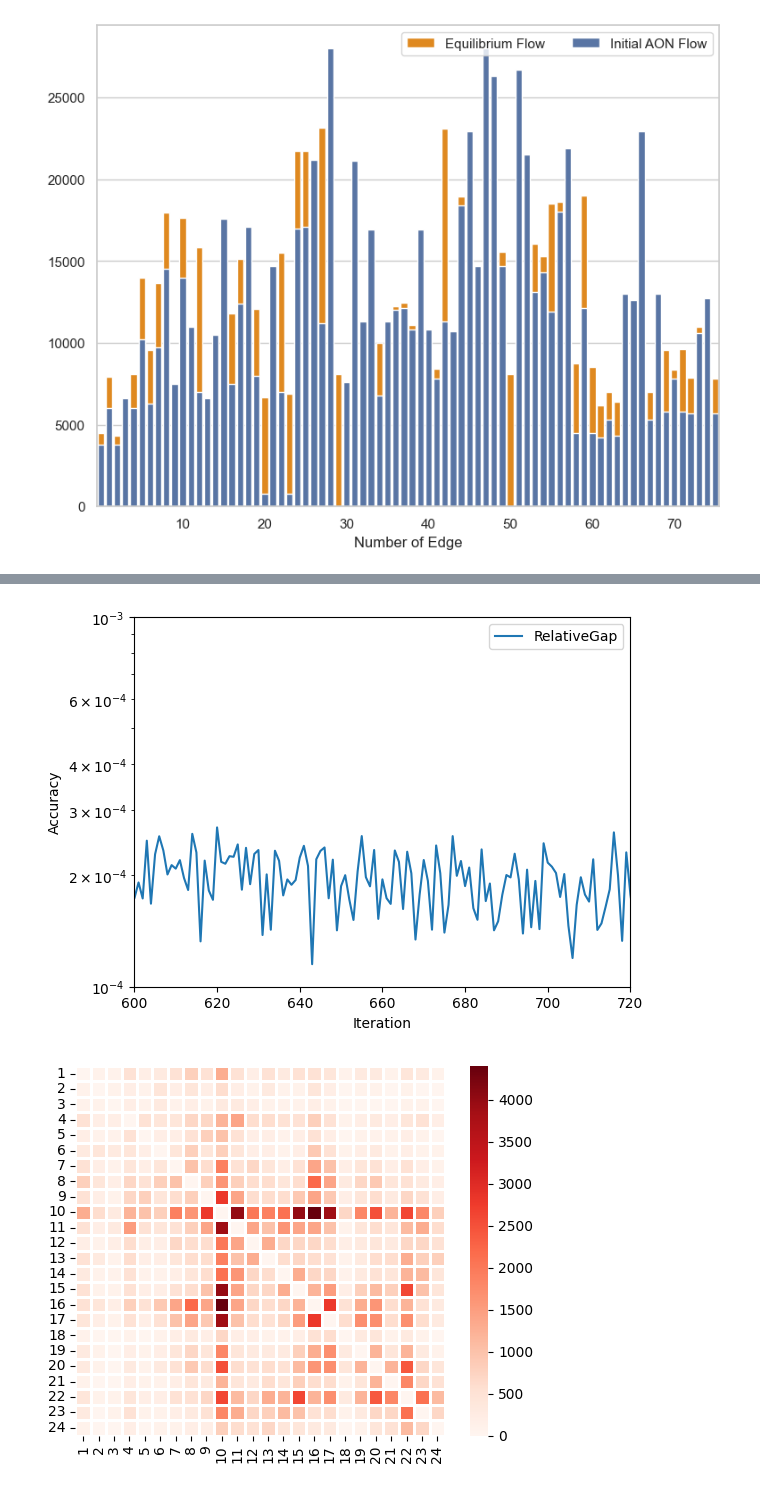
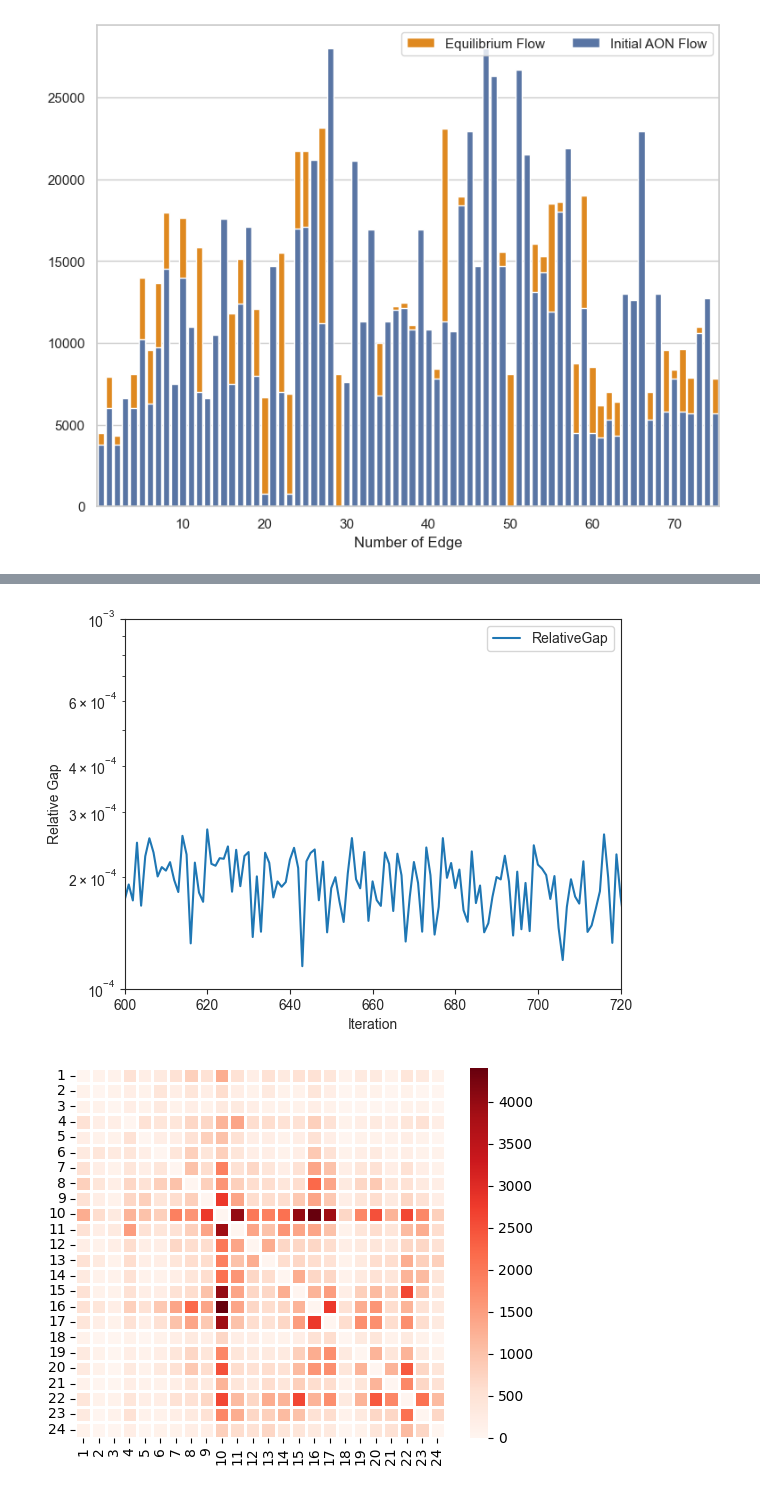
Before and after one commit to HubAri/equilibration-framework, a Jupyter notebook: PythonNotebook- AdditionalResults/validation_dataPlots.ipynb, the cells around one changed output, grey strips where cells are left out. Cells and saved outputs as stored; diff of their text form; code cells hidden in the pictures.

```diff
--- a/PythonNotebook- AdditionalResults/validation_dataPlots.ipynb
+++ b/PythonNotebook- AdditionalResults/validation_dataPlots.ipynb
@@ -224,15 +224,15 @@ plt.savefig("../PythonNotebook- AdditionalResults/VectorGraphics/SiouxAccuracyCP
 # %%
 # Ziggy-Zag Behaviour near solution
 cf = pd.read_csv("../Output- EquilibriumResults/Accuracy_Time_Iteration.csv")
 ax =cf.plot(x="Iteration", y="RelativeGap")
 ax.set(xlim=(600,720))
 ax.set(ylim=(10 ** -4, 10 ** -3))
-ax.set(xlabel='Iteration', ylabel ='Accuracy')
+ax.set(xlabel='Iteration', ylabel ='Relative Gap')
 plt.yscale('log')
 
 plt.savefig("../PythonNotebook- AdditionalResults/VectorGraphics/SiouxFWZickZack.svg")
 # %% [output]
-[figure, old version]
+[figure, new version]
 # %%
 # OD matrix
 tips = pd.read_csv('od_demand_[60].csv')
```
Also changed, not shown: parts of 2 cells of this notebook, 5 other files.
